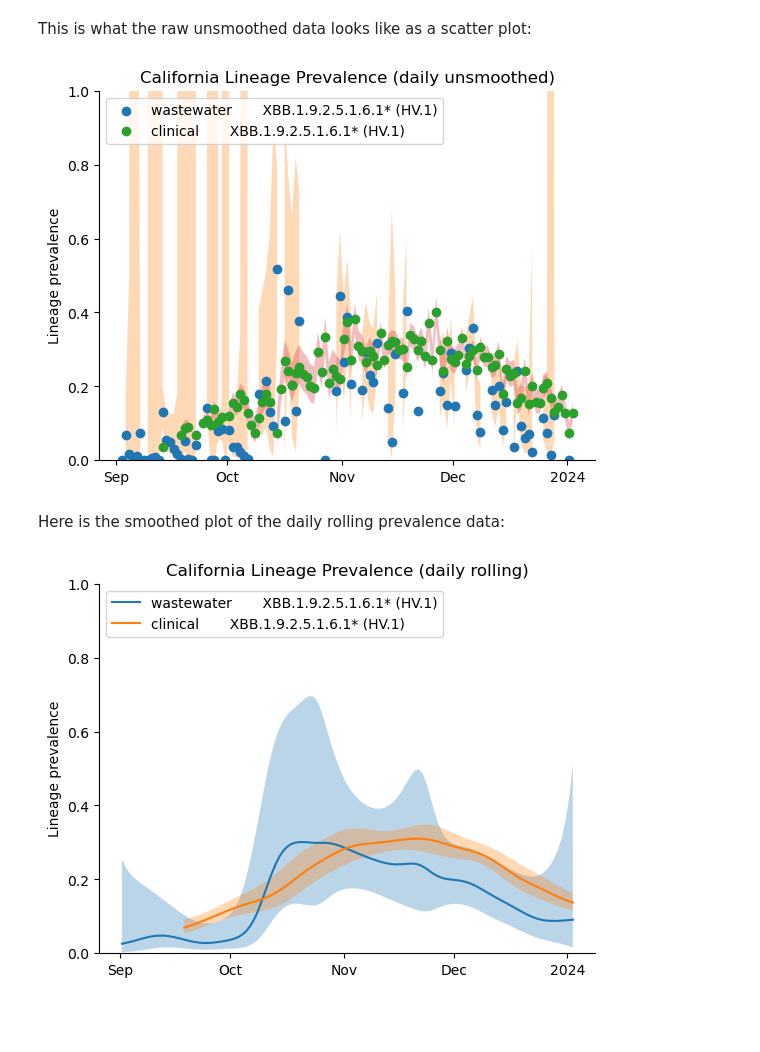
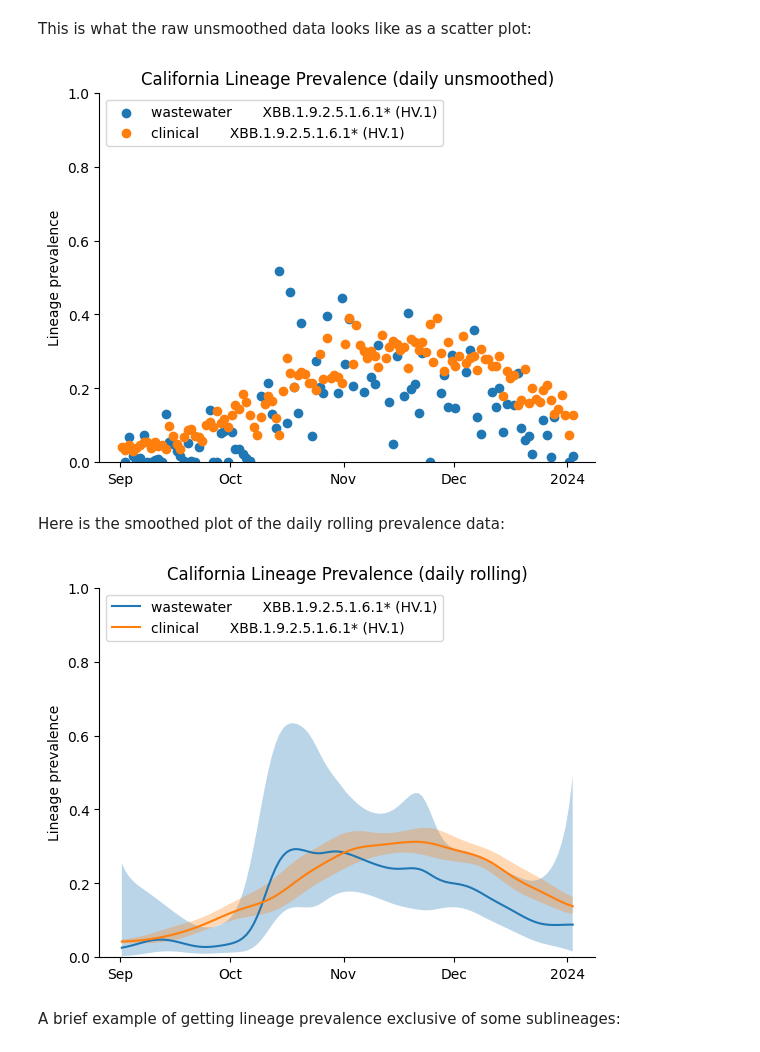
Before and after one commit to ibloise/python-outbreak-info, a Jupyter notebook: docs/figC.ipynb, the cells around one changed output. Drawn from its saved outputs; the diff is of its cells as text; code cells hidden in the pictures; blank space fills up the shorter version.

```diff
--- a/docs/figC.ipynb
+++ b/docs/figC.ipynb
@@ -67,7 +75,7 @@ ww_prevalences = outbreak_tools.datebin_and_agg(ww_lineages, weights=outbreak_to
 ww_prevalences_daily_unsmoothed = outbreak_tools.datebin_and_agg(ww_lineages, weights=outbreak_tools.get_ww_weights(ww_lineages), startdate=startdate, enddate=enddate, freq='D', rolling=1, log=False)
 ww_prevalences_daily, ww_prevalences_daily_varis = outbreak_tools.datebin_and_agg(ww_lineages, weights=outbreak_tools.get_ww_weights(ww_lineages), startdate=startdate, enddate=enddate, freq='D', rolling=smooth, log=False, variance=True)
 # %%
-clinical_samples = outbreak_data.all_lineage_prevalences(location=state_id, other_threshold=0.0, nday_threshold=1)
+clinical_samples = outbreak_data.all_lineage_prevalences(location=state_id, other_threshold=0.0, nday_threshold=1, ndays=365)
 clinical_prevalences = outbreak_tools.datebin_and_agg(clinical_samples, weights=clinical_samples['total_count'], startdate=startdate, enddate=enddate, freq='7D', rolling=[1,4,1])
 clinical_prevalences_daily_unsmoothed = outbreak_tools.datebin_and_agg(clinical_samples, weights=clinical_samples['total_count'], startdate=startdate, enddate=enddate, rolling=1, freq='D', log=False)
 clinical_prevalences_daily, clinical_prevalences_daily_varis = outbreak_tools.datebin_and_agg(clinical_samples, weights=clinical_samples['total_count'], startdate=startdate, enddate=enddate, rolling=smooth, freq='D', log=False, variance=True)
@@ -122,23 +122,23 @@ This is what the raw unsmoothed data looks like as a scatter plot:
 # %%
 _,ax = plt.subplots()
 l,u = lognorm_ci(clustered_ww_prevalences_daily_unsmoothed[lin], clustered_ww_prevalences_daily_varis[lin])
 ax.scatter(clustered_ww_prevalences_daily_unsmoothed.index.mid, clustered_ww_prevalences_daily_unsmoothed[lin], label=f'wastewater {lin}')
-ax.fill_between(clustered_ww_prevalences_daily_unsmoothed.index.mid, l, u, alpha=0.3, zorder=-1)
+# ax.fill_between(clustered_ww_prevalences_daily_unsmoothed.index.mid, l, u, alpha=0.3, zorder=-1)
 
 l,u = lognorm_ci(clustered_cl_prevalences_daily_unsmoothed[lin], clustered_cl_prevalences_daily_varis[lin])
 ax.scatter(clustered_cl_prevalences_daily_unsmoothed.index.mid, clustered_cl_prevalences_daily_unsmoothed[lin], label=f'clinical {lin}')
-ax.fill_between(clustered_cl_prevalences_daily_unsmoothed.index.mid, l, u, alpha=0.3, zorder=-1)
+# ax.fill_between(clustered_cl_prevalences_daily_unsmoothed.index.mid, l, u, alpha=0.3, zorder=-1)
 
 ax.set_ylim(0, 1)
 ax.set_ylabel('Lineage prevalence')
 ax.xaxis.set_major_locator(locator)
 ax.xaxis.set_major_formatter(mdates.ConciseDateFormatter(locator))
 ax.legend(loc='upper left')
 ax.spines[['right', 'top']].set_visible(False)
 plt.title(f'{state} Lineage Prevalence (daily unsmoothed)')
 plot_out('lin_prev_plot_rolling.pdf')
 # %% [output]
-[figure, old version]
+[figure, new version]
 # %% [markdown]
 Here is the smoothed plot of the daily rolling prevalence data:
 # %%
@@ -160,4 +160,6 @@ ax.spines[['right', 'top']].set_visible(False)
 plt.title(f'{state} Lineage Prevalence (daily rolling)')
 plot_out('lin_prev_plot_rolling.pdf')
 # %% [output]
-[figure, old version]
+[figure, new version]
+# %% [markdown]
+A brief example of getting lineage prevalence exclusive of some sublineages:
```
Also changed, not shown: parts of 8 cells of this notebook, 16 other files.
